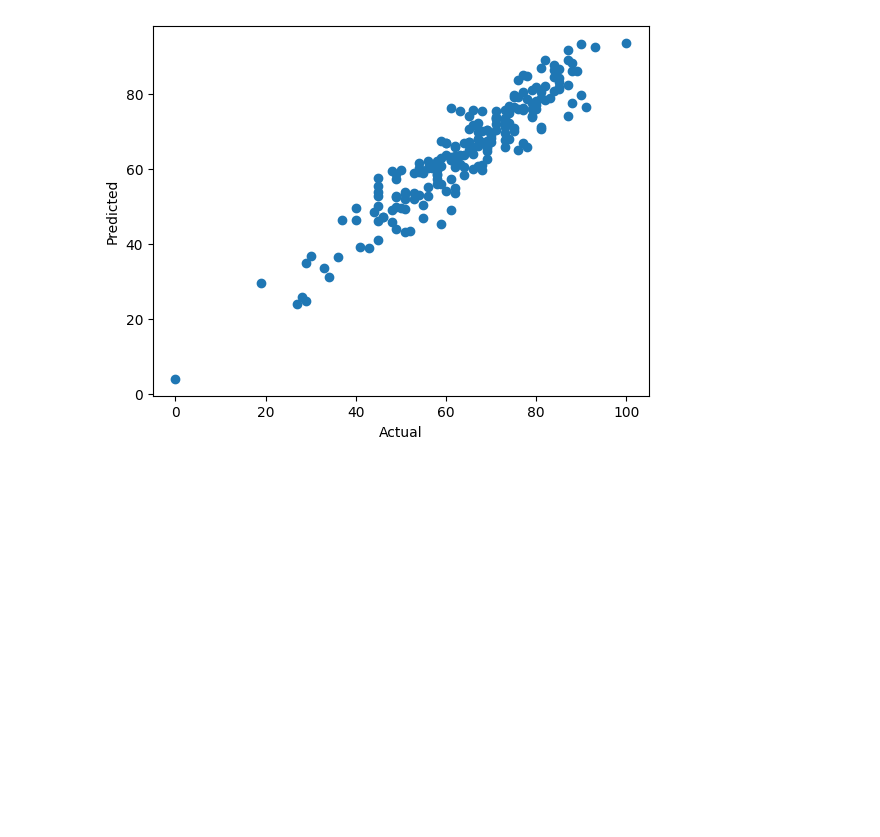
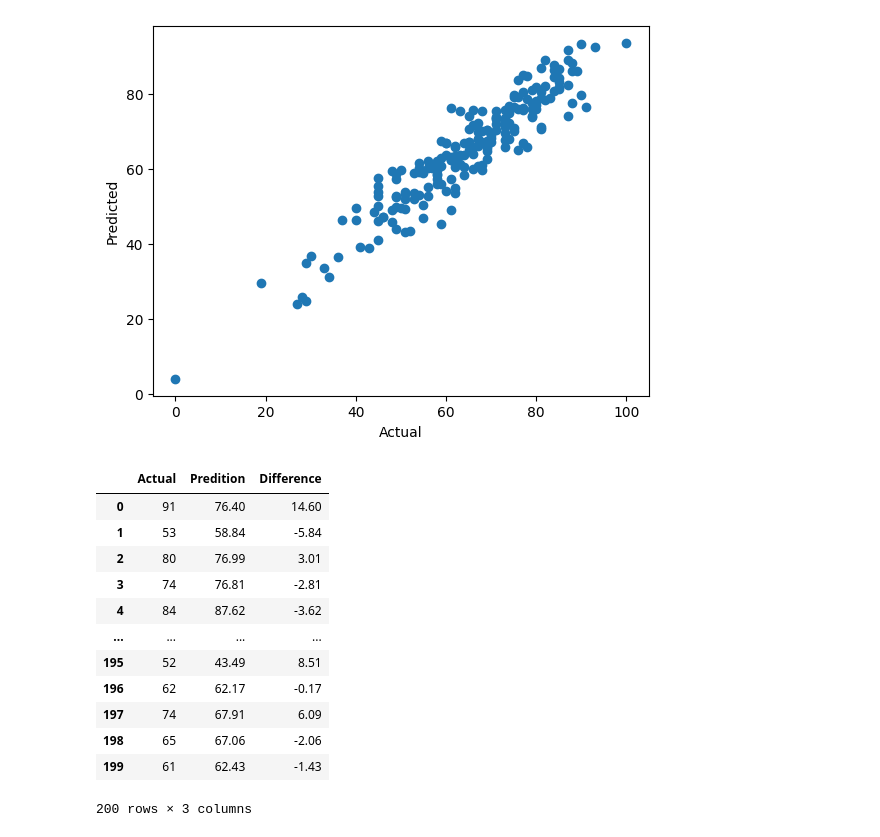
Before and after one commit to PankajMishra99/ml_project, a Jupyter notebook: notebooks/train_model.ipynb, the cells around one changed output. Saved outputs shown, nothing was run; the diff lists cells and outputs as text; code cells hidden in the pictures; blank space fills up the shorter version.

```diff
--- a/notebooks/train_model.ipynb
+++ b/notebooks/train_model.ipynb
@@ -218,3 +218,21 @@ plt.ylabel('Predicted')
 # %% [output]
 Text(0, 0.5, 'Predicted')
 [figure]
+# %%
+pred_df = pd.DataFrame(zip(y_test,y_pred.round(2)),columns=['Actual', 'Predition'])
+pred_df['Difference'] =(pred_df['Actual']-pred_df['Predition']).round(2)
+pred_df
+# %% [output]
+|  | Actual | Predition | Difference |
+| 0 | 91 | 76.40 | 14.60 |
+| 1 | 53 | 58.84 | -5.84 |
+| 2 | 80 | 76.99 | 3.01 |
+| 3 | 74 | 76.81 | -2.81 |
+| 4 | 84 | 87.62 | -3.62 |
+| ... | ... | ... | ... |
+| 195 | 52 | 43.49 | 8.51 |
+| 196 | 62 | 62.17 | -0.17 |
+| 197 | 74 | 67.91 | 6.09 |
+| 198 | 65 | 67.06 | -2.06 |
+| 199 | 61 | 62.43 | -1.43 |
+200 rows × 3 columns
```
